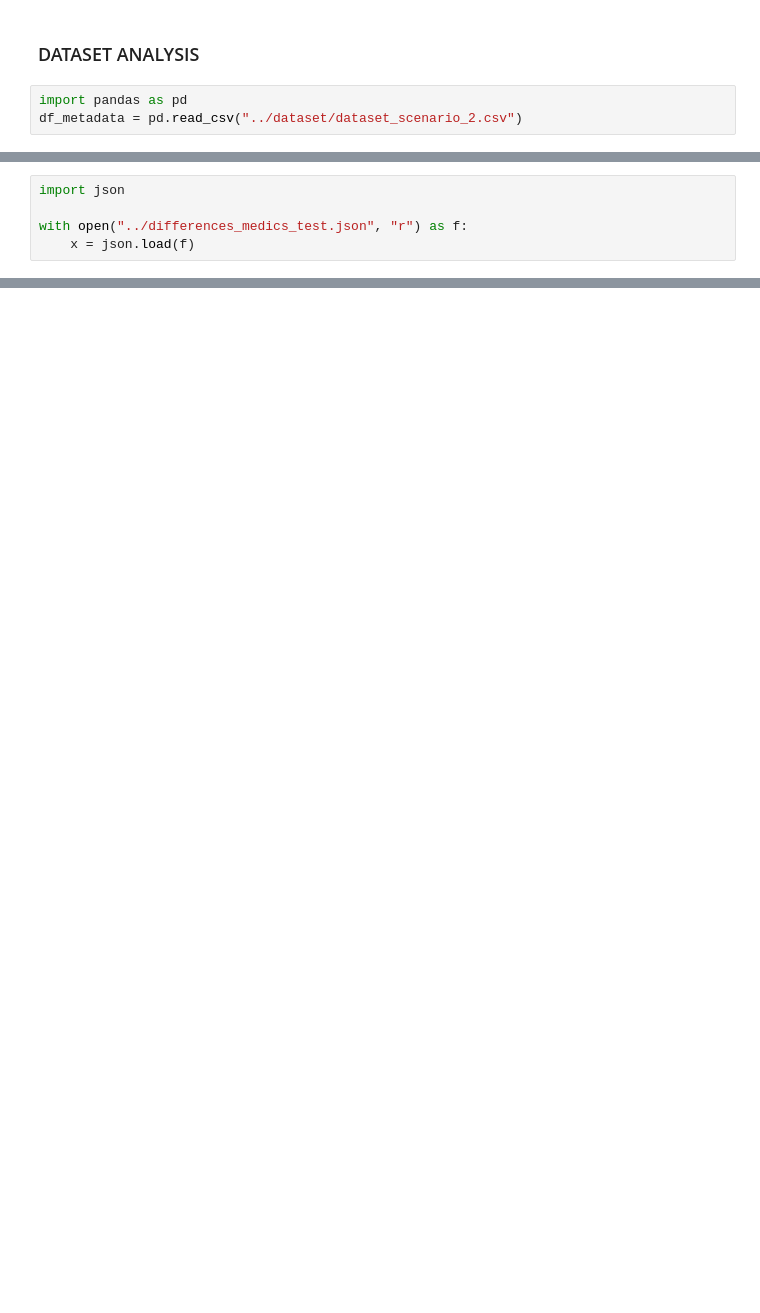
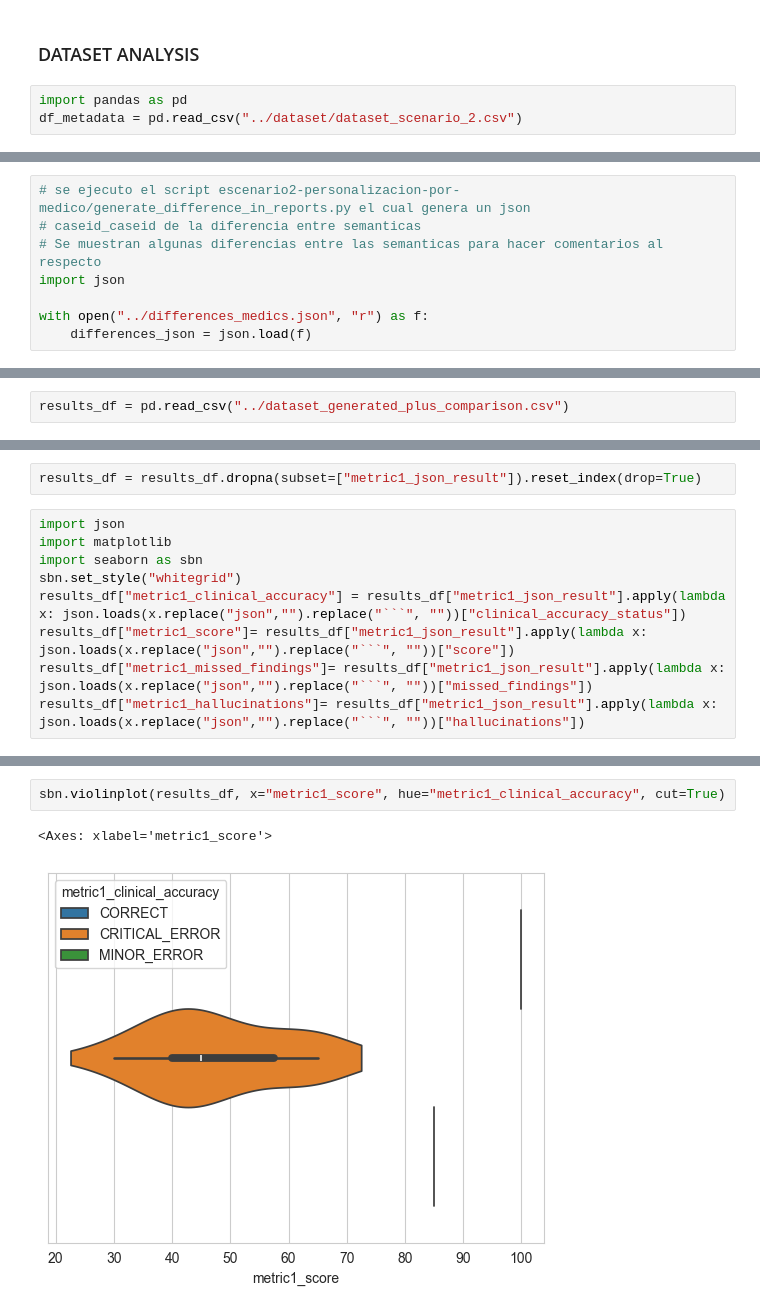
Before and after one commit to EnriqueSMarquez/Eden-Prueba-Tecnica, a Jupyter notebook: escenario2-personalizacion-por-medico/notebooks/general-notebook.ipynb, the cells around one changed output, grey strips where cells are left out. Drawn from its saved outputs; the diff is of its cells as text; blank space fills up the shorter version.

````diff
--- a/escenario2-personalizacion-por-medico/notebooks/general-notebook.ipynb
+++ b/escenario2-personalizacion-por-medico/notebooks/general-notebook.ipynb
@@ -13,8 +13,11 @@ df_metadata.head()
 | 3 | 6e640233-c04d-42d5-84c6-862438941446 | 3721ff1b-55ba-4cd5-8d5f-ea8a3253d18b | RX DE TÓRAX POSTERO-ANTERIOR | DX | 966547f2-1b2f-4ce9-934a-e1363578834c | images/966547f2-1b2f-4ce9-934a-e1... | f9ccd110-3f41-40ae-8364-79b59bdf0c7c | <p class="MsoNormal">SE REALIZA R... |
 | 4 | 56955ec2-8022-4293-96df-4f73503b55e1 | 5ae8bc4d-74f4-4314-8bfb-cb403d5d9e34 | RX DE TÓRAX POSTERO-ANTERIOR | DX | e6d39808-414e-497a-a648-adc4c46afc6d | images/e6d39808-414e-497a-a648-ad... | d5350a7a-2f3b-4586-bbb3-b135bfbe19f1 | <br />\n<p>Se realiza estudio sol... |
 # %%
+# se ejecuto el script escenario2-personalizacion-por-medico/generate_difference_in_reports.py el cual genera un json
+# caseid_caseid de la diferencia entre semanticas
+# Se muestran algunas diferencias entre las semanticas para hacer comentarios al respecto
 import json
 
-with open("../differences_medics_test.json", "r") as f:
-    x = json.load(f)
+with open("../differences_medics.json", "r") as f:
+    differences_json = json.load(f)
 # %%
@@ -23,0 +64,2 @@ x["0_1"]
+# %%
+results_df = pd.read_csv("../dataset_generated_plus_comparison.csv")
@@ -23,0 +79,11 @@ x["0_1"]
+# %%
+results_df = results_df.dropna(subset=["metric1_json_result"]).reset_index(drop=True)
+# %%
+import json
+import matplotlib
+import seaborn as sbn
+sbn.set_style("whitegrid")
+results_df["metric1_clinical_accuracy"] = results_df["metric1_json_result"].apply(lambda x: json.loads(x.replace("json","").replace("```", ""))["clinical_accuracy_status"])
+results_df["metric1_score"]= results_df["metric1_json_result"].apply(lambda x: json.loads(x.replace("json","").replace("```", ""))["score"])
+results_df["metric1_missed_findings"]= results_df["metric1_json_result"].apply(lambda x: json.loads(x.replace("json","").replace("```", ""))["missed_findings"])
+results_df["metric1_hallucinations"]= results_df["metric1_json_result"].apply(lambda x: json.loads(x.replace("json","").replace("```", ""))["hallucinations"])
@@ -23,0 +98,5 @@ x["0_1"]
+# %%
+sbn.violinplot(results_df, x="metric1_score", hue="metric1_clinical_accuracy", cut=True)
+# %% [output]
+<Axes: xlabel='metric1_score'>
+[figure, added]
````
Also changed, not shown: parts of 12 cells of this notebook, 10 other files.
